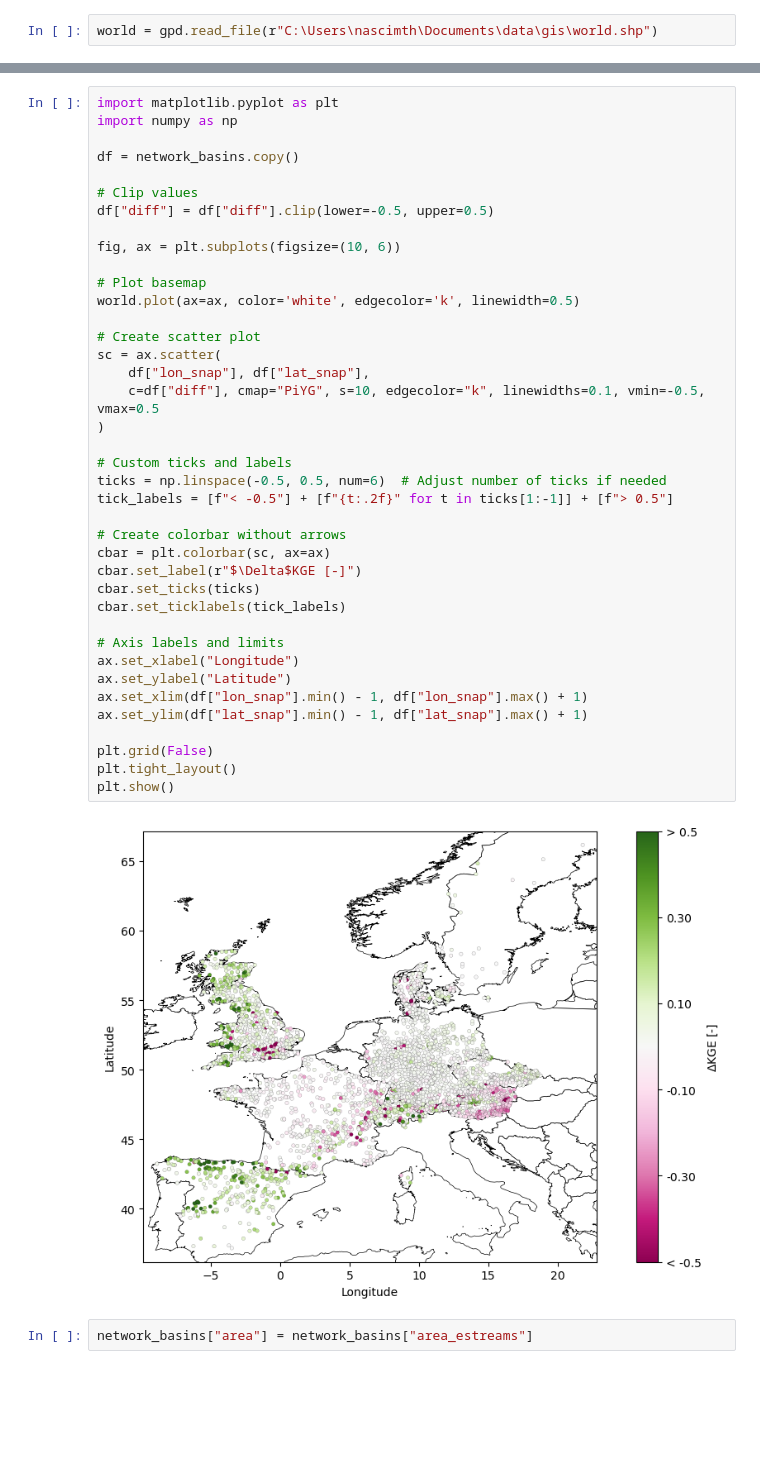
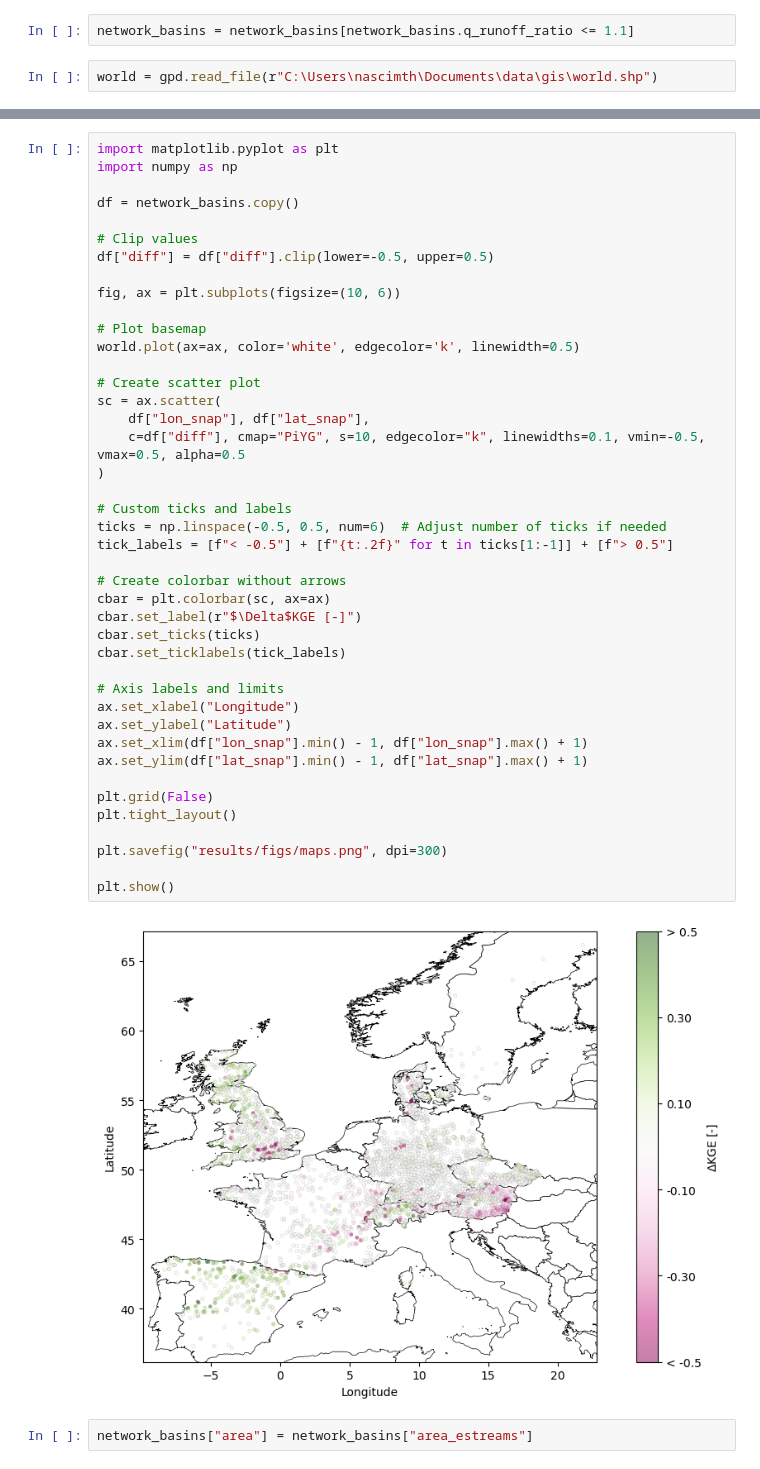
Before and after one commit to thiagovmdon/EOBS-quality, a Jupyter notebook: code/Paper_Quality_EOBS_d_exploring_results.ipynb, the cells around one changed output, grey strips where cells are left out. Drawn from its saved outputs; the diff is of its cells as text; blank space fills up the shorter version.

```diff
--- a/code/Paper_Quality_EOBS_d_exploring_results.ipynb
+++ b/code/Paper_Quality_EOBS_d_exploring_results.ipynb
@@ -358,6 +358,8 @@ network_basins
 | SE000286 | 751 | VASSBOTTEN | SE | SE_SMHI | ENNINGDALSÄLVEN | 11.536800 | 58.877100 | 11.536800 | 58.877100 | ... |
 | SE000287 | 855 | GETEBRO | SE | SE_SMHI | ALSTERÅN | 16.163900 | 56.999600 | 16.163900 | 56.999600 | ... |
 3563 rows × 105 columns
+# %%
+network_basins = network_basins[network_basins.q_runoff_ratio <= 1.1]
 # %%
 world = gpd.read_file(r"C:\Users\nascimth\Documents\data\gis\world.shp")
 # %%
@@ -391,35 +393,38 @@ df["diff"] = df["diff"].clip(lower=-0.5, upper=0.5)
 fig, ax = plt.subplots(figsize=(10, 6))
 
 # Plot basemap
 world.plot(ax=ax, color='white', edgecolor='k', linewidth=0.5)
 
 # Create scatter plot
 sc = ax.scatter(
     df["lon_snap"], df["lat_snap"],
-    c=df["diff"], cmap="PiYG", s=10, edgecolor="k", linewidths=0.1, vmin=-0.5, vmax=0.5
+    c=df["diff"], cmap="PiYG", s=10, edgecolor="k", linewidths=0.1, vmin=-0.5, vmax=0.5, alpha=0.5
 )
 
 # Custom ticks and labels
 ticks = np.linspace(-0.5, 0.5, num=6)  # Adjust number of ticks if needed
 tick_labels = [f"< -0.5"] + [f"{t:.2f}" for t in ticks[1:-1]] + [f"> 0.5"]
 
 # Create colorbar without arrows
 cbar = plt.colorbar(sc, ax=ax)
 cbar.set_label(r"$\Delta$KGE [-]")
 cbar.set_ticks(ticks)
 cbar.set_ticklabels(tick_labels)
 
 # Axis labels and limits
 ax.set_xlabel("Longitude")
 ax.set_ylabel("Latitude")
 ax.set_xlim(df["lon_snap"].min() - 1, df["lon_snap"].max() + 1)
 ax.set_ylim(df["lat_snap"].min() - 1, df["lat_snap"].max() + 1)
 
 plt.grid(False)
 plt.tight_layout()
+
+plt.savefig("results/figs/maps.png", dpi=300)
+
 plt.show()
 # %% [output]
-[figure, old version]
+[figure, new version]
 # %%
 network_basins["area"] = network_basins["area_estreams"]
 # %%
```
Also changed, not shown: parts of 11 cells of this notebook, 4 other files.
